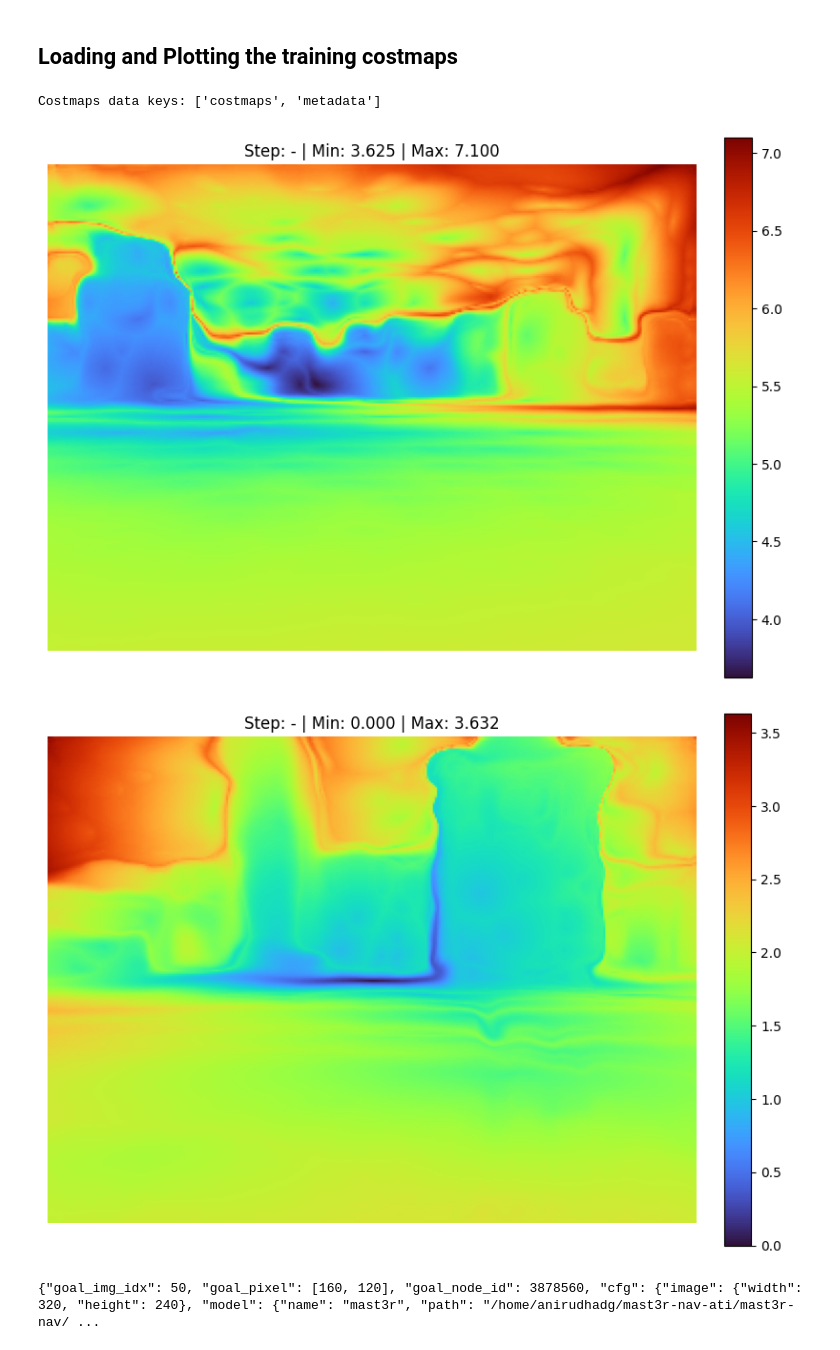
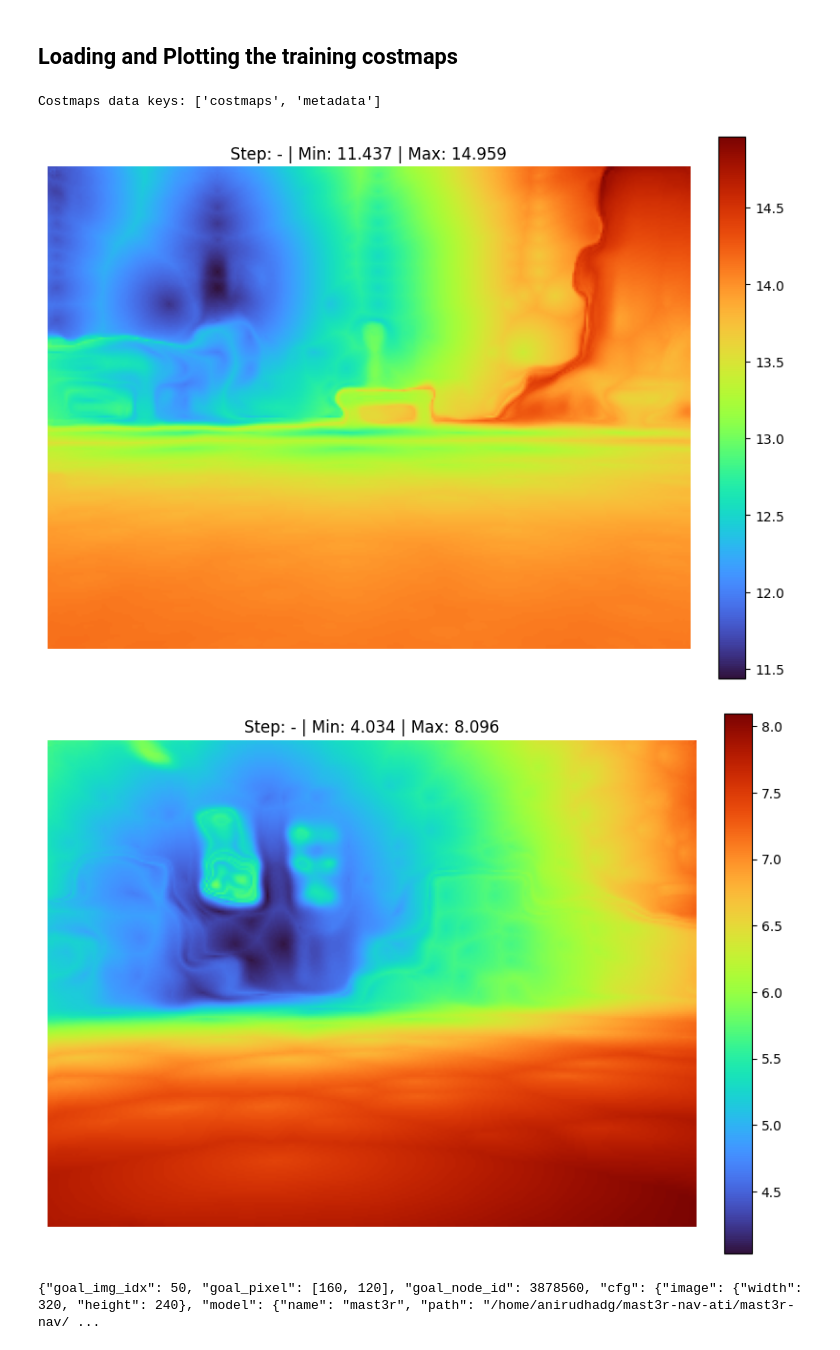
Before and after one commit to AnirudhaDG-ATI/mast3r-nav-ati, a Jupyter notebook: notebooks/util-1-visualize-costmaps.ipynb, the cells around one changed output. Cells and saved outputs as stored; diff of their text form; code cells hidden in the pictures.

```diff
--- a/notebooks/util-1-visualize-costmaps.ipynb
+++ b/notebooks/util-1-visualize-costmaps.ipynb
@@ -24,17 +24,17 @@ SCENE_MAP_DIR = MAP_BASE_DIR / SCENE_NAME
 # %%
 # costmaps_file = SCENE_MAP_DIR / "costmaps_320x240_EC_EMST_SINGLE_NC_NONE_NCF_10.npz"
 
-costmaps_file = "/home/anirudhadg/mast3r-nav-ati/mast3r-nav/data/maps/traj_000/costmaps_320x240_EC_NONE_NC_NONE_NCF_10.npz"
+costmaps_file = "/home/anirudhadg/mast3r-nav-ati/data/mast3r-nav/data/recordings/maps/traj_001/costmaps_320x240_EC_NONE_NC_NONE_NCF_10.npz"
 costmaps_data = np.load(costmaps_file)
 print("Costmaps data keys:", costmaps_data.files)
 img_costmaps = costmaps_data["costmaps"]
 
 plot_costmap_with_info(img_costmaps[2])
 plot_costmap_with_info(img_costmaps[50])
 # %% [output]
 Costmaps data keys: ['costmaps', 'metadata']
-[figure, old version]
+[figure, new version]
-[figure, old version]
+[figure, new version]
 # %%
 costmap_metadata = costmaps_data["metadata"]
 print(costmap_metadata)
```
Also changed, not shown: parts of 1 cell of this notebook, 6 other files.
